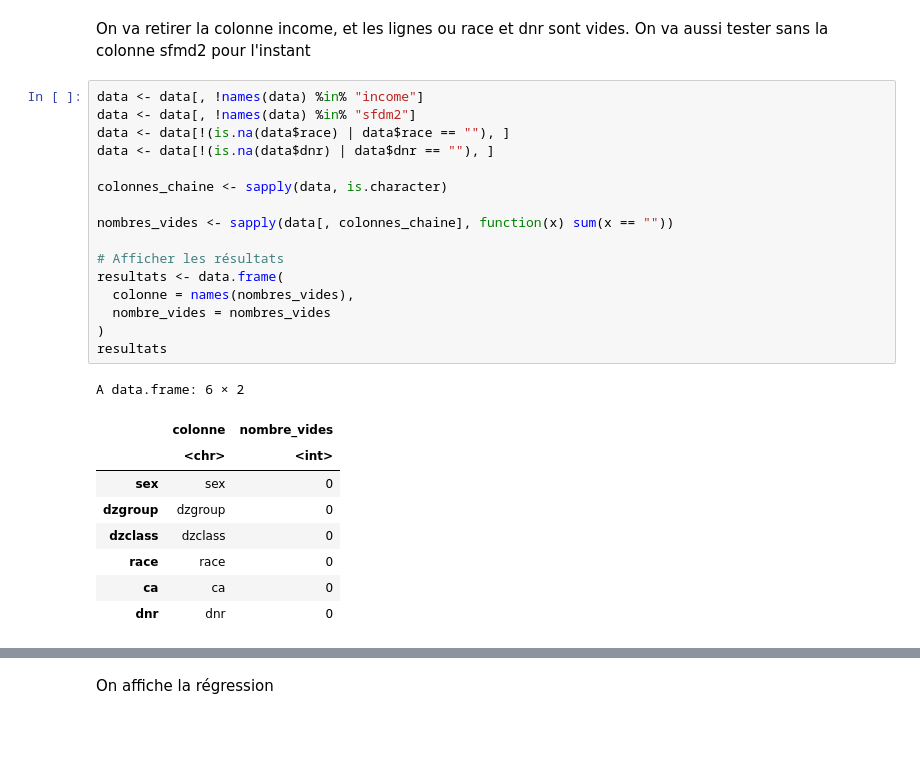
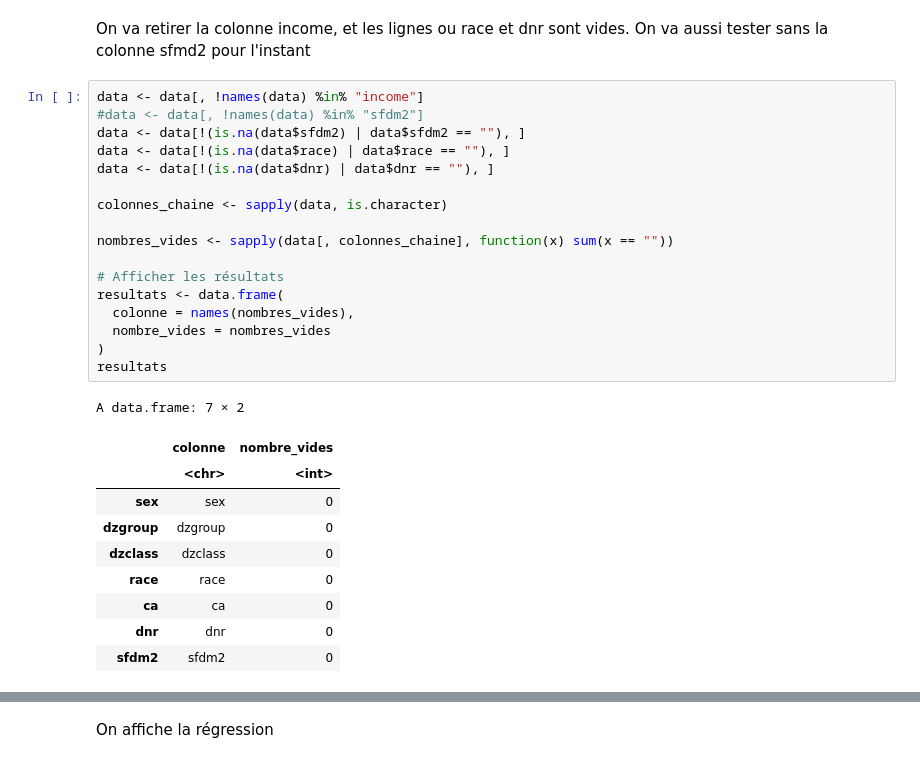
Before and after one commit to ClemouDouard/merr_project, a Jupyter notebook: src/regression.ipynb, the cells around one changed output, grey strips where cells are left out. Cells and saved outputs as stored; diff of their text form; blank space fills up the shorter version.

Commit message:
put in sfdm2

```diff
--- a/src/regression.ipynb
+++ b/src/regression.ipynb
@@ -74,30 +74,32 @@ A data.frame: 8 × 2
 On va retirer la colonne income, et les lignes ou race et dnr sont vides. On va aussi tester sans la colonne sfmd2 pour l'instant
 # %%
 data <- data[, !names(data) %in% "income"]
-data <- data[, !names(data) %in% "sfdm2"]
+#data <- data[, !names(data) %in% "sfdm2"]
+data <- data[!(is.na(data$sfdm2) | data$sfdm2 == ""), ]
 data <- data[!(is.na(data$race) | data$race == ""), ]
 data <- data[!(is.na(data$dnr) | data$dnr == ""), ]
 
 colonnes_chaine <- sapply(data, is.character)
 
 nombres_vides <- sapply(data[, colonnes_chaine], function(x) sum(x == ""))
 
 # Afficher les résultats
 resultats <- data.frame(
   colonne = names(nombres_vides),
   nombre_vides = nombres_vides
 )
 resultats
 # %% [output]
-A data.frame: 6 × 2
+A data.frame: 7 × 2
 |  | colonne | nombre_vides |
 |  | <chr> | <int> |
 | sex | sex | 0 |
 | dzgroup | dzgroup | 0 |
 | dzclass | dzclass | 0 |
 | race | race | 0 |
 | ca | ca | 0 |
 | dnr | dnr | 0 |
+| sfdm2 | sfdm2 | 0 |
 # %%
 head(data)
 # %% [output]
```
Also changed, not shown: parts of 17 cells of this notebook.
